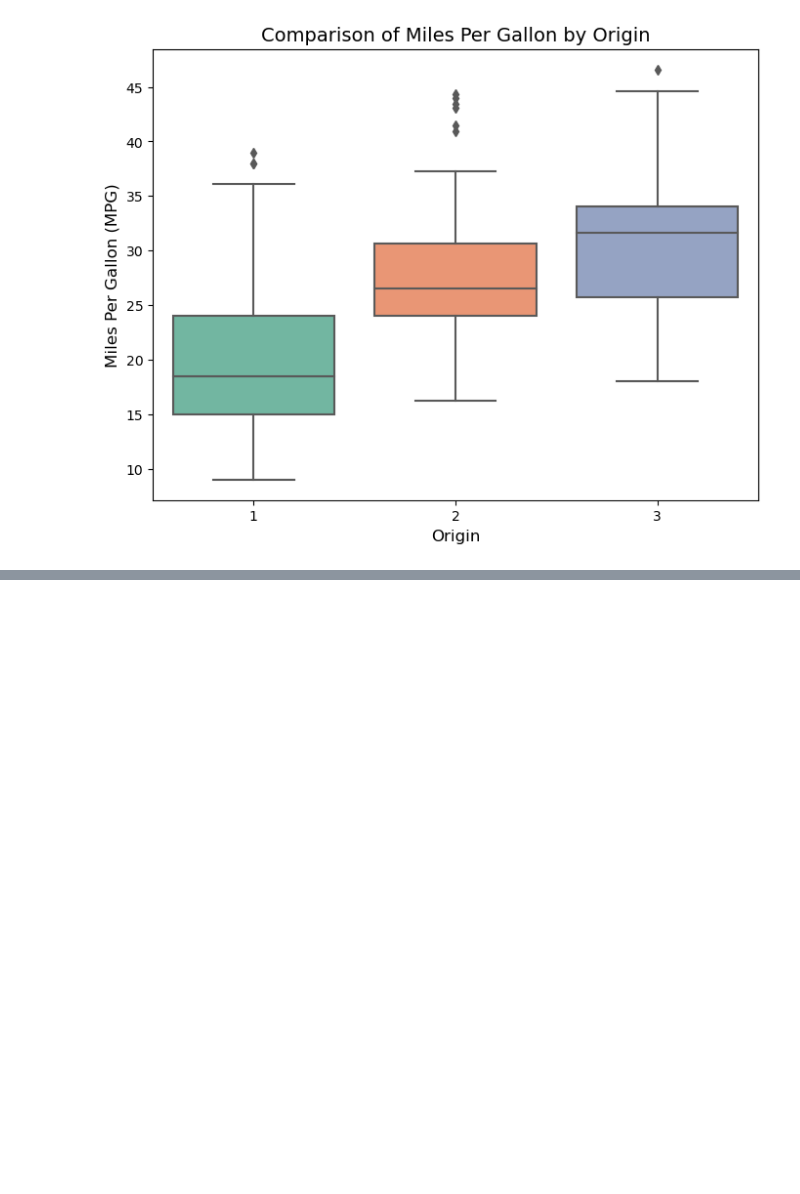
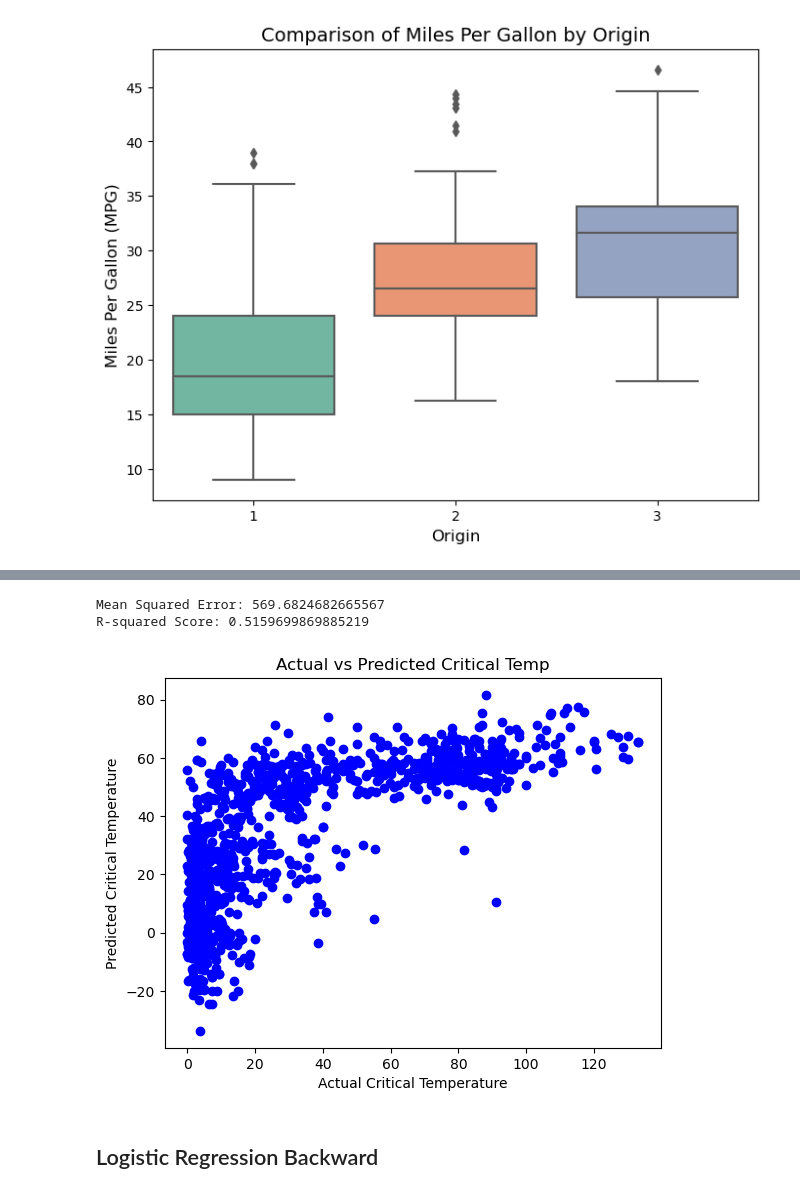
Before and after one commit to andrew-pyrookie/ML-and-Forecasting-Tasks, a Jupyter notebook: Notebook.ipynb, the cells around one changed output, grey strips where cells are left out. Cells and saved outputs as stored; diff of their text form; code cells hidden in the pictures; blank space fills up the shorter version.

```diff
--- a/Notebook.ipynb
+++ b/Notebook.ipynb
@@ -30,0 +184,22 @@ plt.show()
+# %%
+y_pred = model.predict(X_test)
+
+# Evaluate the model
+mse = mean_squared_error(y_test, y_pred)
+r2 = r2_score(y_test, y_pred)
+
+print(f"Mean Squared Error: {mse}")
+print(f"R-squared Score: {r2}")
+# %% [output]
+Mean Squared Error: 569.6824682665567
+R-squared Score: 0.5159699869885219
+# %%
+plt.scatter(y_test, y_pred, color='blue')
+plt.xlabel("Actual Critical Temperature")
+plt.ylabel("Predicted Critical Temperature")
+plt.title("Actual vs Predicted Critical Temp")
+plt.show()
+# %% [output]
+[figure, added]
+# %% [markdown]
+## Logistic Regression Backward
```
Also changed, not shown: parts of 30 cells of this notebook, 5 other files.
